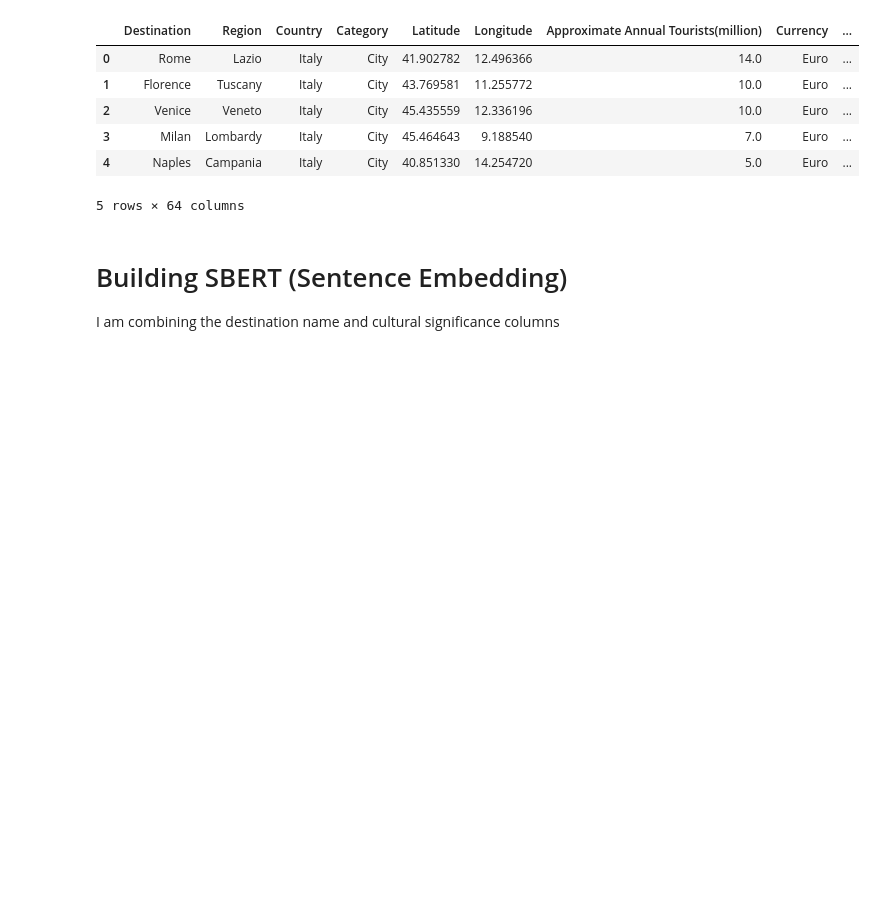
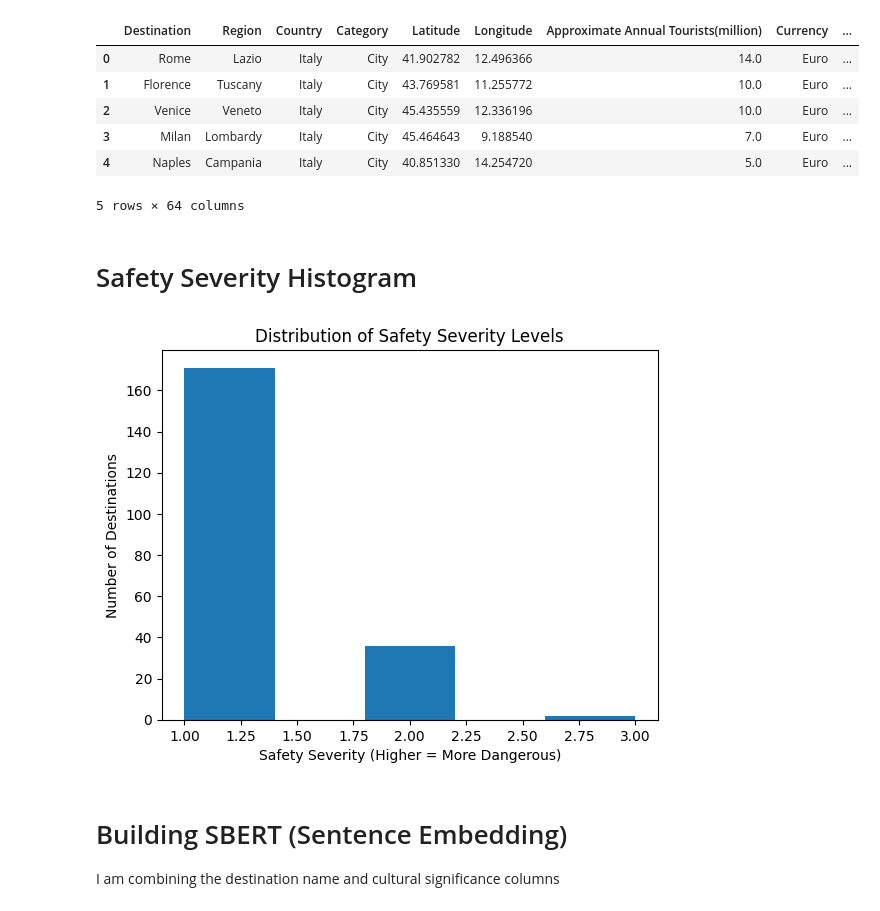
Before and after one commit to j1ahua/Travel_Recommendation_System, a Jupyter notebook: notebook/travel_analysis.ipynb, the cells around one changed output. Saved outputs shown, nothing was run; the diff lists cells and outputs as text; code cells hidden in the pictures; blank space fills up the shorter version.

```diff
--- a/notebook/travel_analysis.ipynb
+++ b/notebook/travel_analysis.ipynb
@@ -328,6 +353,16 @@ df.head()
 | 3 | Milan | Lombardy | Italy | City | 45.464643 | 9.188540 | 7.0 | Euro | ... |
 | 4 | Naples | Campania | Italy | City | 40.851330 | 14.254720 | 5.0 | Euro | ... |
 5 rows × 64 columns
+# %% [markdown]
+# Safety Severity Histogram
+# %%
+df['safety_severity'].plot(kind='hist', bins=5)
+plt.title('Distribution of Safety Severity Levels')
+plt.xlabel('Safety Severity (Higher = More Dangerous)')
+plt.ylabel('Number of Destinations')
+plt.show()
+# %% [output]
+[figure, added]
 # %% [markdown]
 # Building SBERT (Sentence Embedding)
 I am combining the destination name and cultural significance columns
```
Also changed, not shown: parts of 12 cells of this notebook, 4 other files.
